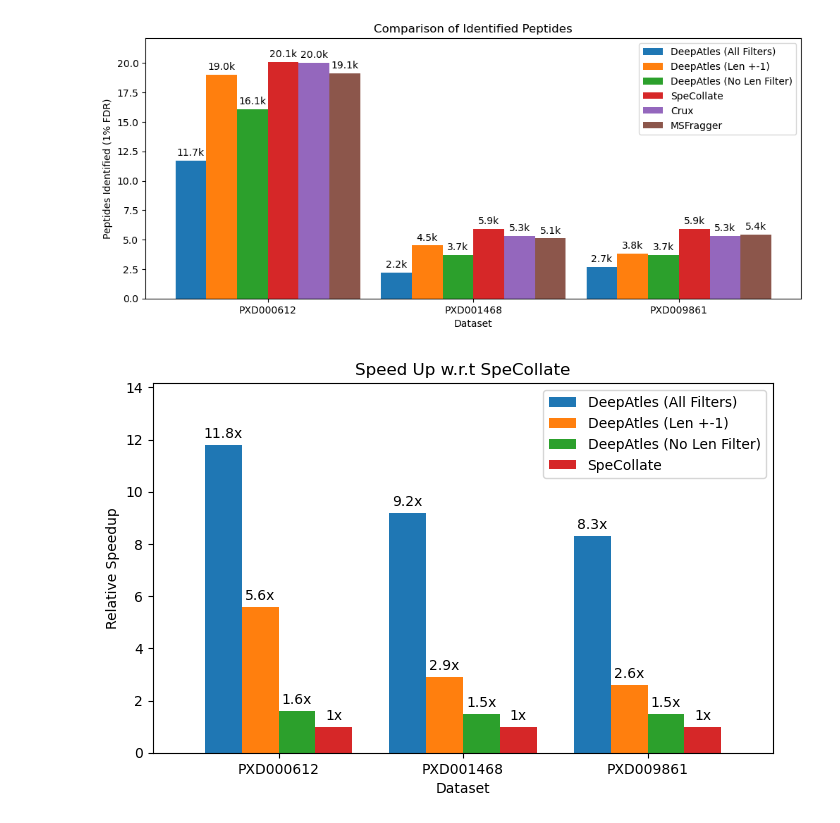
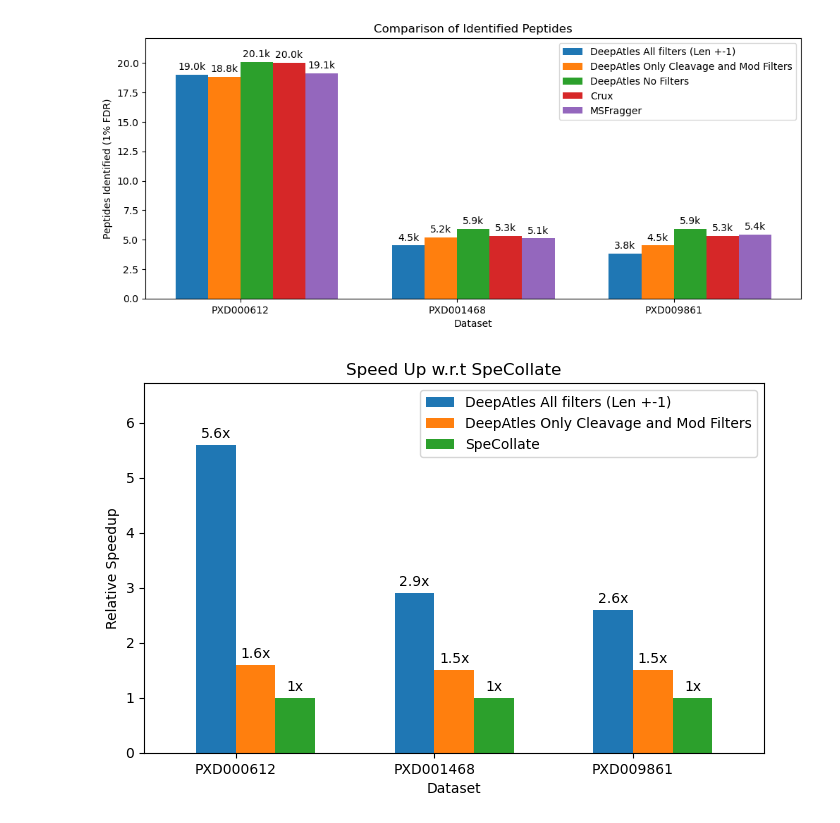
Before and after one commit to Usman095/DeepAtles, a Jupyter notebook: notebooks/db_results.ipynb, the cells around one changed output. Drawn from its saved outputs; the diff is of its cells as text; code cells hidden in the pictures.

```diff
--- a/notebooks/db_results.ipynb
+++ b/notebooks/db_results.ipynb
@@ -7,7 +7,7 @@ import numpy as np
 labels = ['PXD000612', 'PXD001468', 'PXD009861']
 len_filter = [11.7, 2.2, 2.7]
 len_pm_one = [19, 4.5, 3.8]
-no_len_filter = [16.1, 3.7, 3.7]
+no_len_filter = [18.8, 5.2, 4.5]
 specollate = [20.1, 5.9, 5.9]
 crux = [20, 5.3, 5.3]
 msfragger = [19.1, 5.1, 5.4]
@@ -17,9 +17,9 @@ width = 0.15  # the width of the bars
 
 fig, ax = plt.subplots()
 fig.set_figwidth(12)
-rects1 = ax.bar(x - 2.5 * width, len_filter, width, label='DeepAtles (All Filters)')
-rects2 = ax.bar(x - 1.5 * width, len_pm_one, width, label='DeepAtles (Len +-1)')
-rects3 = ax.bar(x - 0.5 * width, no_len_filter, width, label='DeepAtles (No Len Filter)')
+# rects1 = ax.bar(x - 2.5 * width, len_filter, width, label='DeepAtles (All Filters)')
+rects2 = ax.bar(x - 1.5 * width, len_pm_one, width, label='DeepAtles All filters (Len +-1)')
+rects3 = ax.bar(x - 0.5 * width, no_len_filter, width, label='DeepAtles Only Cleavage and Mod Filters')
 rects4 = ax.bar(x + 0.5 * width, specollate, width, label='SpeCollate')
 rects5 = ax.bar(x + 1.5 * width, crux, width, label='Crux')
 rects6 = ax.bar(x + 2.5 * width, msfragger, width, label='MSFragger')
@@ -28,35 +28,35 @@ rects6 = ax.bar(x + 2.5 * width, msfragger, width, label='MSFragger')
 ax.set_ylabel('Peptides Identified (1% FDR)')
 ax.set_xlabel('Dataset')
 ax.set_title('Comparison of Identified Peptides')
 ax.set_xticks(x)
 ax.set_xticklabels(labels)
 ax.legend()
 ax.margins(0.05, 0.1)
 
 
 def autolabel(rects):
     """Attach a text label above each bar in *rects*, displaying its height."""
     for rect in rects:
         height = rect.get_height()
         ax.annotate('{}k'.format(height),
                     xy=(rect.get_x() + rect.get_width() / 2, height),
                     xytext=(0, 3),  # 3 points vertical offset
                     textcoords="offset points",
                     ha='center', va='bottom')
 
 
-autolabel(rects1)
+# autolabel(rects1)
 autolabel(rects2)
 autolabel(rects3)
 autolabel(rects4)
 autolabel(rects5)
 autolabel(rects6)
 
 # fig.tight_layout()
 plt.savefig('Open-Peptides.png', dpi=600)
 plt.show()
 # %% [output]
-[figure, old version]
+[figure, new version]
 # %%
 import matplotlib
 import matplotlib.pyplot as plt
@@ -74,9 +74,9 @@ width = 0.2  # the width of the bars
 
 fig, ax = plt.subplots()
 fig.set_figwidth(8)
-rects1 = ax.bar(x - 1.5 * width, len_filter, width, label='DeepAtles (All Filters)')
-rects2 = ax.bar(x - 0.5 * width, len_pm_one, width, label='DeepAtles (Len +-1)')
-rects3 = ax.bar(x + 0.5 * width, no_len_filter, width, label='DeepAtles (No Len Filter)')
+# rects1 = ax.bar(x - 1.5 * width, len_filter, width, label='DeepAtles (All Filters)')
+rects2 = ax.bar(x - 0.5 * width, len_pm_one, width, label='DeepAtles All filters (Len +-1)')
+rects3 = ax.bar(x + 0.5 * width, no_len_filter, width, label='DeepAtles Only Cleavage and Mod Filters')
 rects4 = ax.bar(x + 1.5 * width, specollate, width, label='SpeCollate')
 
 # Add some text for labels, title and custom x-axis tick labels, etc.
@@ -100,7 +100,7 @@ def autolabel(rects):
                     ha='center', va='bottom')
 
 
-autolabel(rects1)
+# autolabel(rects1)
 autolabel(rects2)
 autolabel(rects3)
 autolabel(rects4)
@@ -109,4 +109,4 @@ autolabel(rects4)
 plt.savefig('Open-Speedup.png', dpi=600)
 plt.show()
 # %% [output]
-[figure, old version]
+[figure, new version]
```
Also changed, not shown: 3 other files.
